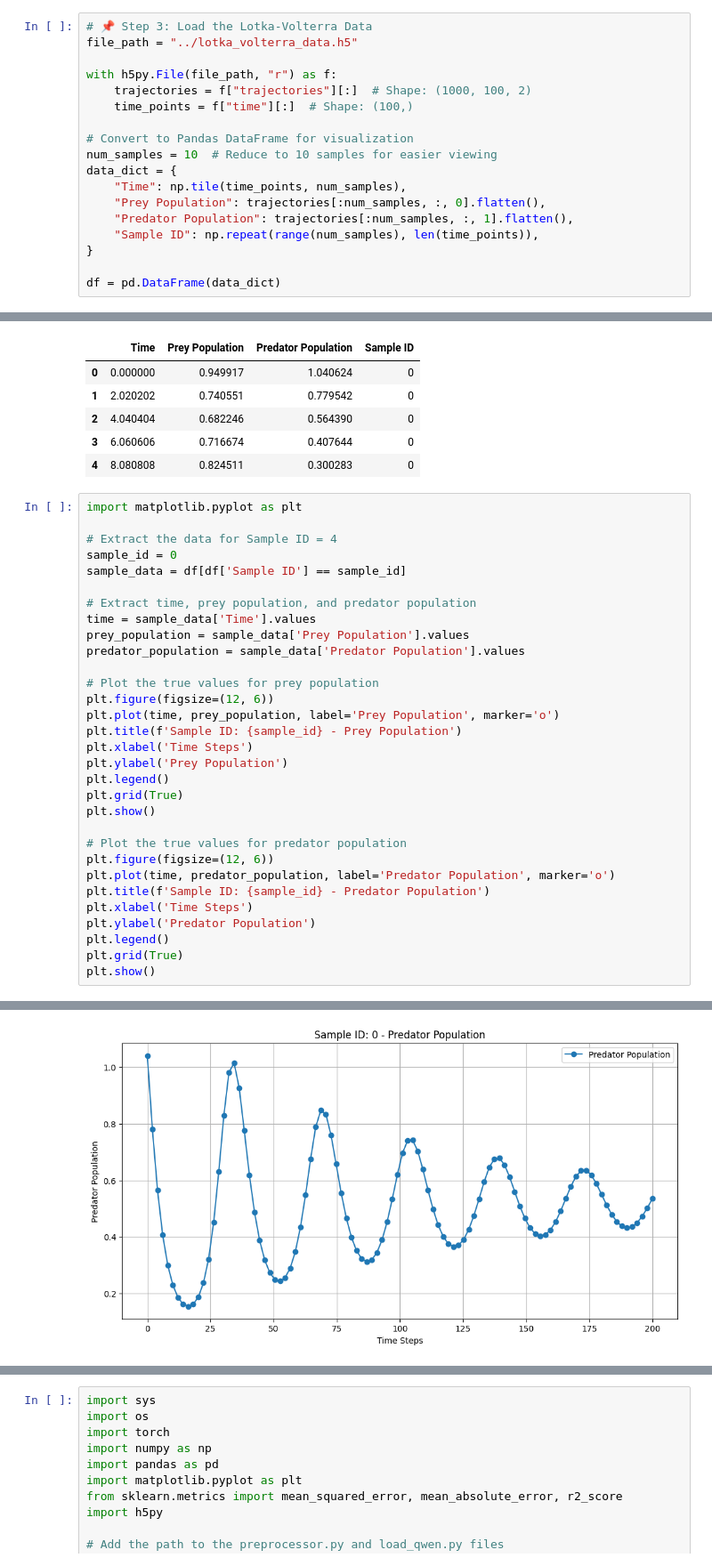
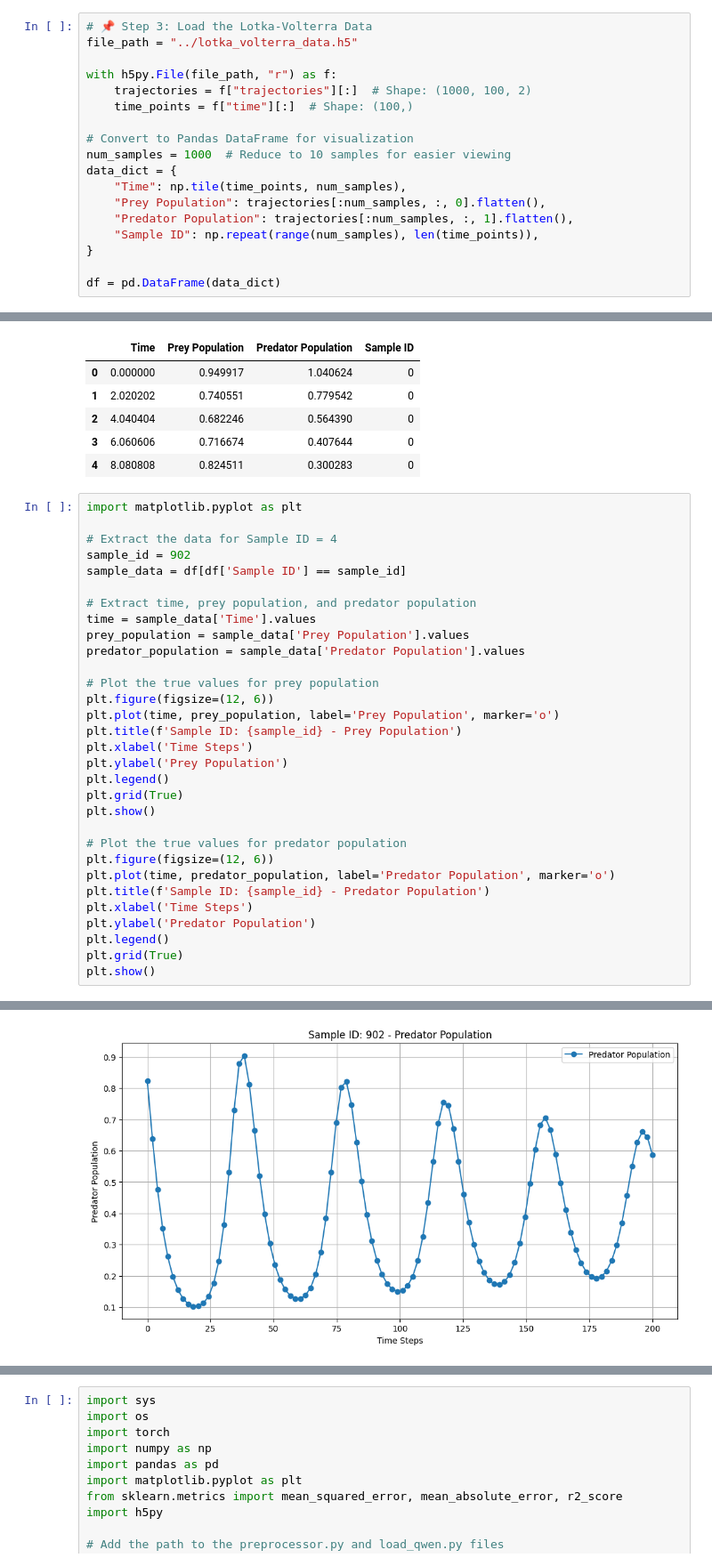
Before and after one commit to raunaq-rai/LLM-time-series-forecasting, a Jupyter notebook: notebooks/Untrained_Qwen.ipynb, the cells around one changed output, grey strips where cells are left out. Shown at 89% size. Cells and saved outputs as stored; diff of their text form.

Commit message:
final model adn tweaking visualisations and metrics

```diff
--- a/notebooks/Untrained_Qwen.ipynb
+++ b/notebooks/Untrained_Qwen.ipynb
@@ -21,7 +21,7 @@ with h5py.File(file_path, "r") as f:
     time_points = f["time"][:]  # Shape: (100,)
 
 # Convert to Pandas DataFrame for visualization
-num_samples = 10  # Reduce to 10 samples for easier viewing
+num_samples = 1000  # Reduce to 10 samples for easier viewing
 data_dict = {
     "Time": np.tile(time_points, num_samples),
     "Prey Population": trajectories[:num_samples, :, 0].flatten(),
@@ -47,7 +47,7 @@ df.head()
 import matplotlib.pyplot as plt
 
 # Extract the data for Sample ID = 4
-sample_id = 0
+sample_id = 902
 sample_data = df[df['Sample ID'] == sample_id]
 
 # Extract time, prey population, and predator population
@@ -79,4 +79,4 @@ plt.show()
-[figure, old version]
+[figure, new version]
 # %%
 import sys
 import numpy as np
```
Also changed, not shown: parts of 3 cells of this notebook, 4 other files.
